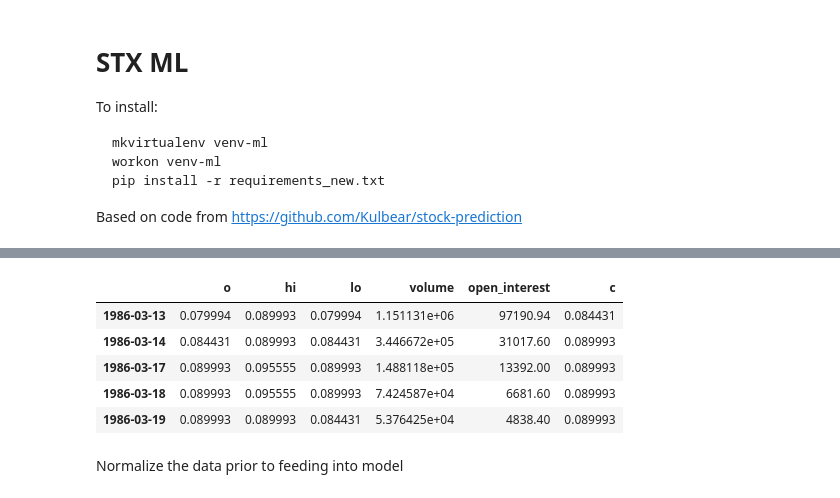
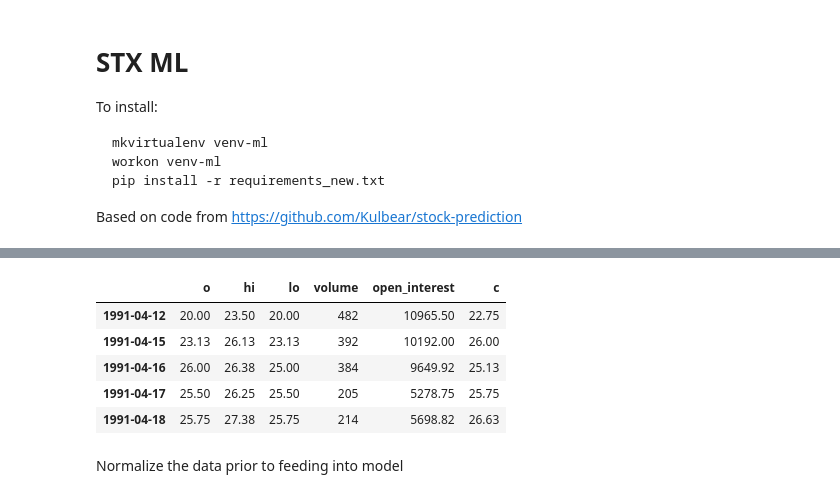
Before and after one commit to golden-dawn/python, a Jupyter notebook: stx_ml.ipynb, the cells around one changed output, grey strips where cells are left out. Saved outputs shown, nothing was run; the diff lists cells and outputs as text; code cells hidden in the pictures.

```diff
--- a/stx_ml.ipynb
+++ b/stx_ml.ipynb
@@ -24,8 +27,14 @@ Start with one stock: MSFT; adjust for splits
 # %%
-stk = 'MSFT'
+stk_list = ['MSFT', 'AMZN', 'AAPL', 'CSCO', 'GE', 'XOM', 'JPM', 'AMAT', 'MGM', 'F','X']
 sd = '1960-01-01'
 ed = stxcal.current_date()
-ts = StxTS(stk, sd, ed)
-dt = str(ts.df.index[ts.l - 1].date())
-ts.set_day(dt)
+stk_data = []
+for stk in stk_list:
+    ts = StxTS(stk, sd, ed)
+    dt = str(ts.df.index[ts.l - 1].date())
+    ts.set_day(dt)
+    ts.df['open_interest'] = ts.df['c'] * ts.df['volume']
+    ts.df = ts.df[['o', 'hi', 'lo', 'volume', 'open_interest', 'c']]
+    stk_data.append(ts)
+    print('Loaded {0:s}'.format(stk))
 # %% [output]
@@ -33,14 +52,13 @@ ts.set_day(dt)
-# %%
-ts.df['open_interest'] = ts.df['c'] * ts.df['volume']
-ts.df = ts.df[['o', 'hi', 'lo', 'volume', 'open_interest', 'c']]
-ts.df.head()
-# %% [output]
-|  | o | hi | lo | volume | open_interest | c |
-| 1986-03-13 | 0.079994 | 0.089993 | 0.079994 | 1.151131e+06 | 97190.94 | 0.084431 |
-| 1986-03-14 | 0.084431 | 0.089993 | 0.084431 | 3.446672e+05 | 31017.60 | 0.089993 |
-| 1986-03-17 | 0.089993 | 0.095555 | 0.089993 | 1.488118e+05 | 13392.00 | 0.089993 |
-| 1986-03-18 | 0.089993 | 0.095555 | 0.089993 | 7.424587e+04 | 6681.60 | 0.089993 |
-| 1986-03-19 | 0.089993 | 0.089993 | 0.084431 | 5.376425e+04 | 4838.40 | 0.089993 |
+# %%
+ts = stk_data[-1]
+ts.df.head()
+# %% [output]
+|  | o | hi | lo | volume | open_interest | c |
+| 1991-04-12 | 20.00 | 23.50 | 20.00 | 482 | 10965.50 | 22.75 |
+| 1991-04-15 | 23.13 | 26.13 | 23.13 | 392 | 10192.00 | 26.00 |
+| 1991-04-16 | 26.00 | 26.38 | 25.00 | 384 | 9649.92 | 25.13 |
+| 1991-04-17 | 25.50 | 26.25 | 25.50 | 205 | 5278.75 | 25.75 |
+| 1991-04-18 | 25.75 | 27.38 | 25.75 | 214 | 5698.82 | 26.63 |
 # %% [markdown]
 Normalize the data prior to feeding into model
 # %%
```
Also changed, not shown: parts of 5 cells of this notebook.
